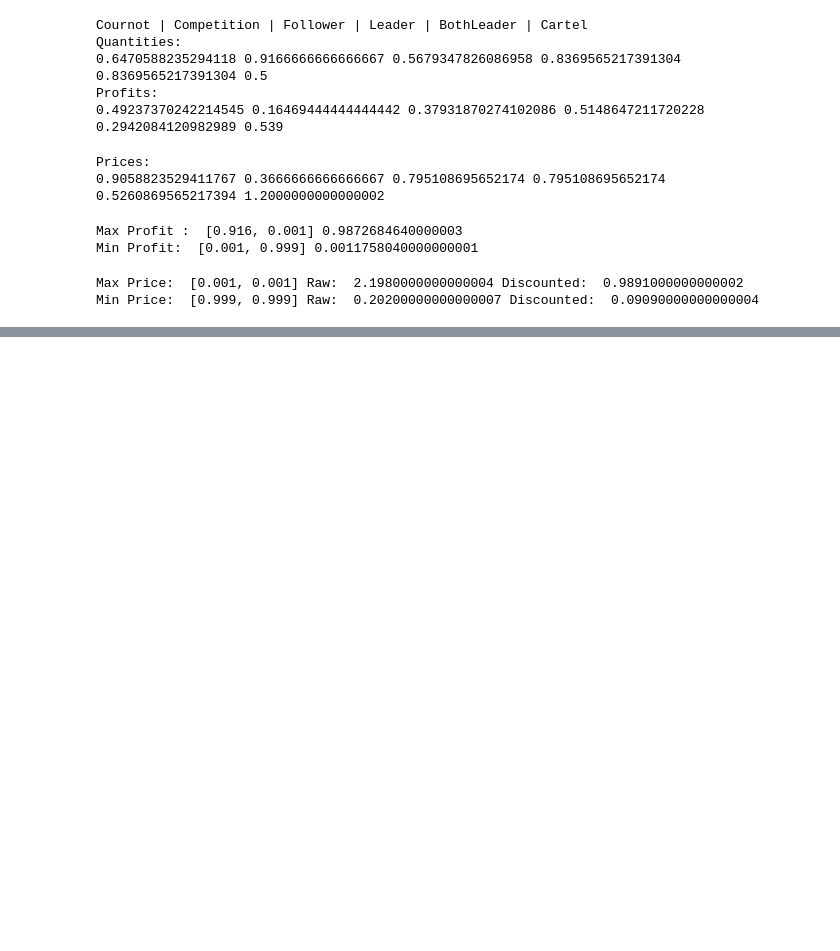
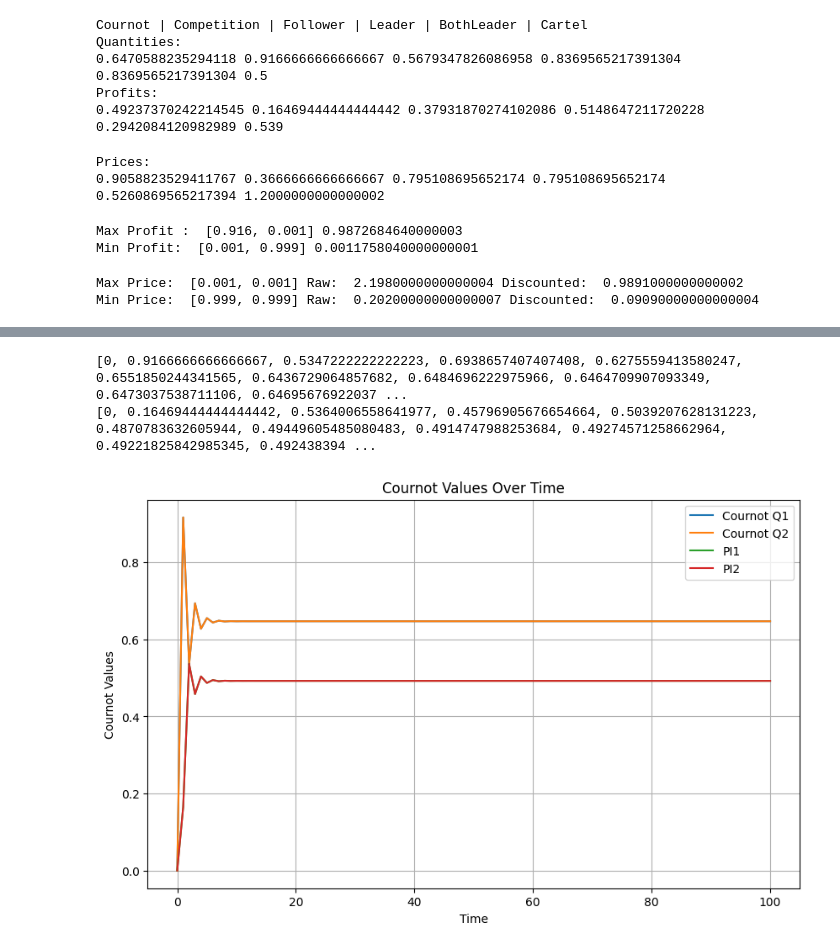
Before and after one commit to Aldric-L/DDPG-Oligopolies-Simulator, a Jupyter notebook: DataProcessing/Calibration/parameterRange.ipynb, the cells around one changed output, grey strips where cells are left out. Drawn from its saved outputs; the diff is of its cells as text; code cells hidden in the pictures; blank space fills up the shorter version.

```diff
--- a/DataProcessing/Calibration/parameterRange.ipynb
+++ b/DataProcessing/Calibration/parameterRange.ipynb
@@ -67,0 +95,31 @@ Min Price:  [0.999, 0.999] Raw:  0.20200000000000007 Discounted:  0.090900000000
+# %%
+pastInteractiveCournotValues1 = [0]
+pastInteractiveCournotValues2 = [0]
+profitsInteractiveCournot1 = [0]
+profitsInteractiveCournot2 = [0]
+for i in range(0, 100):
+    pastInteractiveCournotValues1.append((d-pastInteractiveCournotValues2[i]) / (2 *(1+c)))
+    pastInteractiveCournotValues2.append((d-pastInteractiveCournotValues1[i]) / (2 *(1+c)))
+    profitsInteractiveCournot1.append(profit(pastInteractiveCournotValues1[i+1], pastInteractiveCournotValues2[i+1]))
+    profitsInteractiveCournot2.append(profit(pastInteractiveCournotValues2[i+1], pastInteractiveCournotValues1[i+1]))
+
+print(pastInteractiveCournotValues1)
+print(profitsInteractiveCournot1)
+import matplotlib.pyplot as plt
+
+# Plot Cournot values
+plt.figure(figsize=(10, 6))
+plt.plot(range(len(pastInteractiveCournotValues1)), pastInteractiveCournotValues1, label='Cournot Q1')
+plt.plot(range(len(pastInteractiveCournotValues2)), pastInteractiveCournotValues2, label='Cournot Q2')
+plt.plot(range(len(profitsInteractiveCournot1)), profitsInteractiveCournot1, label='PI1')
+plt.plot(range(len(profitsInteractiveCournot2)), profitsInteractiveCournot2, label='PI2')
+plt.title('Cournot Values Over Time')
+plt.xlabel('Time')
+plt.ylabel('Cournot Values')
+plt.grid(True)
+plt.legend()
+plt.show()
+# %% [output]
+[0, 0.9166666666666667, 0.5347222222222223, 0.6938657407407408, 0.6275559413580247, 0.6551850244341565, 0.6436729064857682, 0.6484696222975966, 0.6464709907093349, 0.6473037538711106, 0.64695676922037 ...
+[0, 0.16469444444444442, 0.5364006558641977, 0.45796905676654664, 0.5039207628131223, 0.4870783632605944, 0.49449605485080483, 0.4914747988253684, 0.49274571258662964, 0.49221825842985345, 0.492438394 ...
+[figure, added]
```
Also changed, not shown: parts of 3 cells of this notebook, 15 other files.
